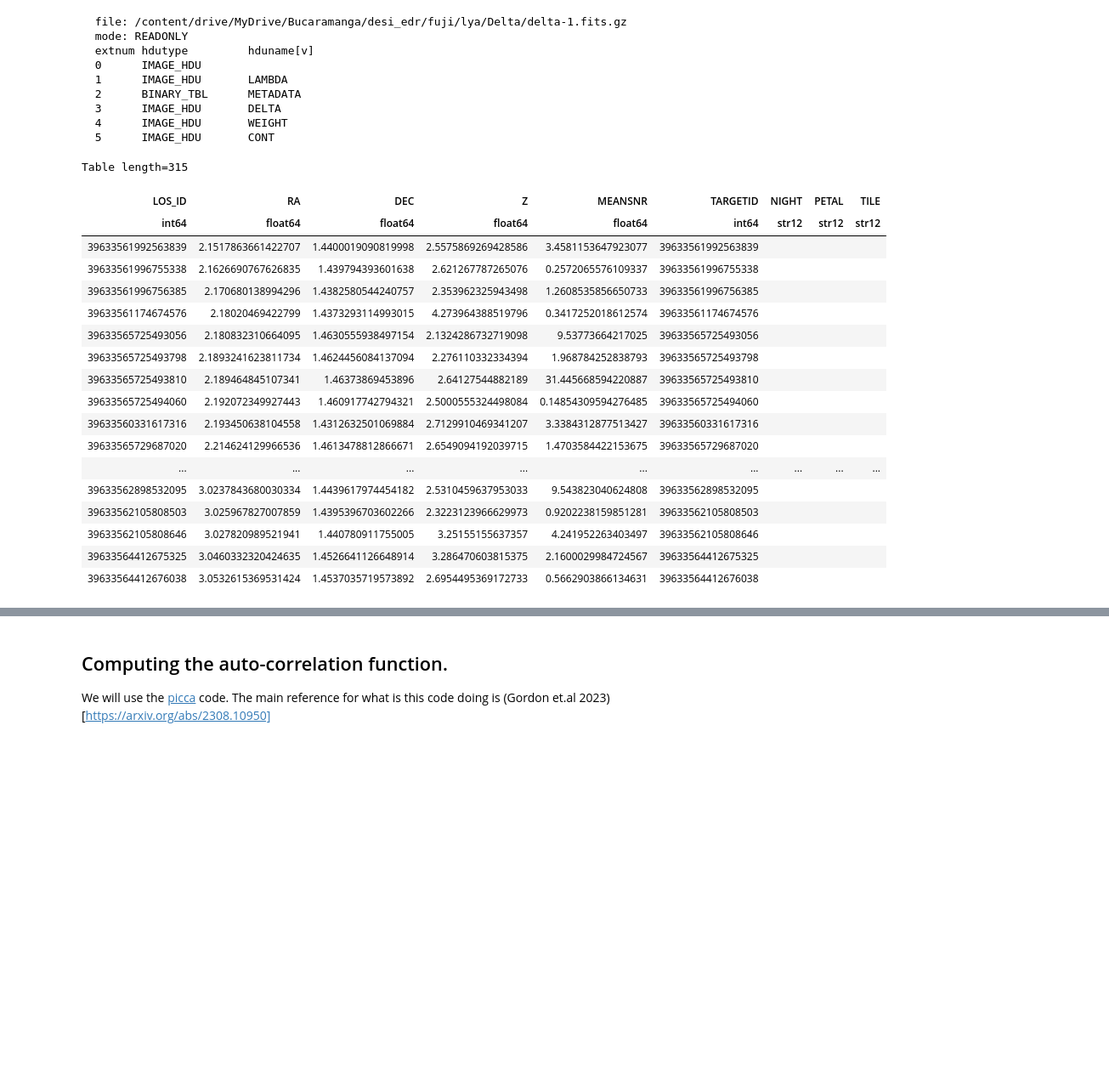
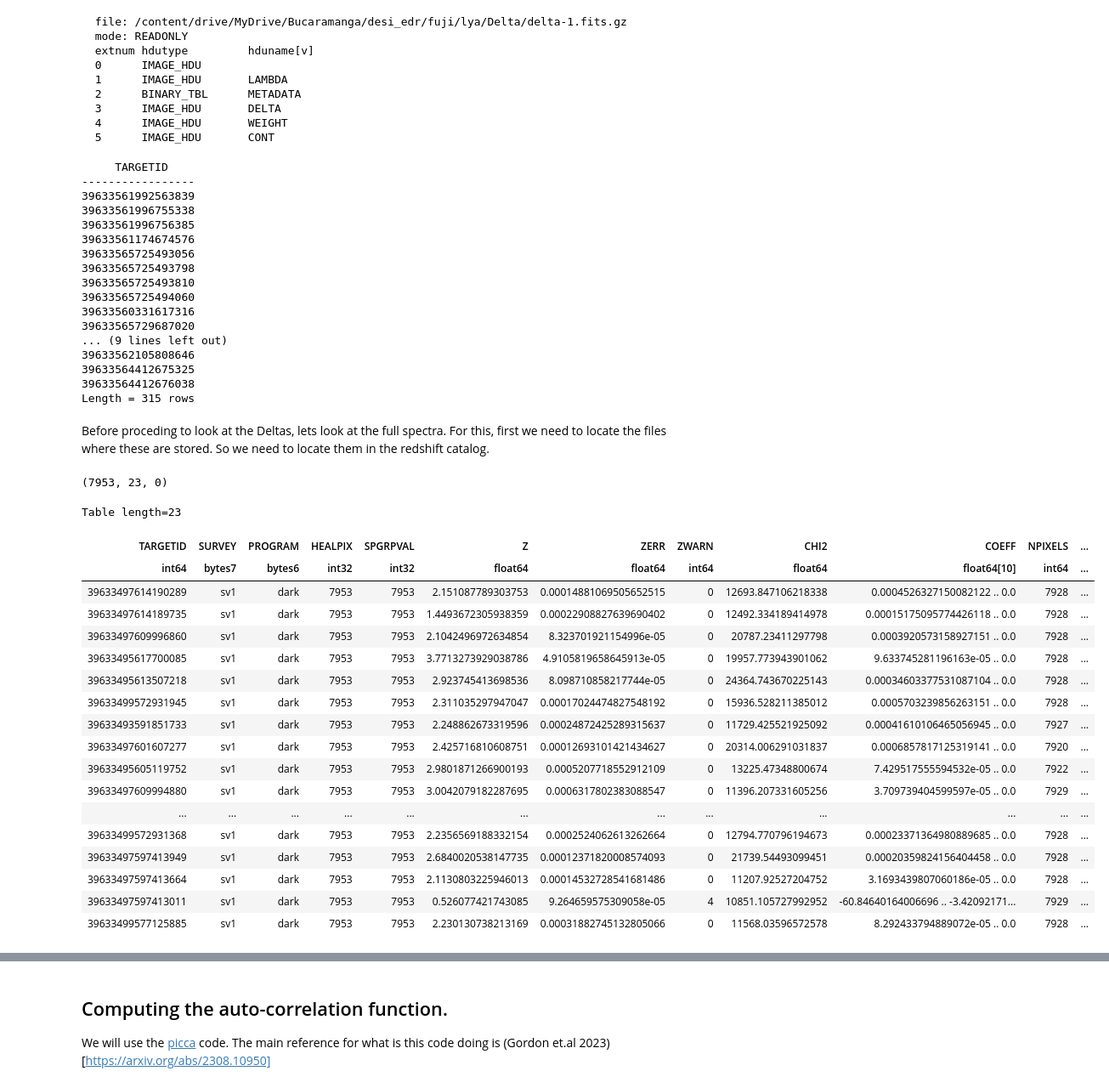
Before and after one commit to alxogm/tutorials, a Jupyter notebook: Lya_CF_colab.ipynb, the cells around one changed output, grey strips where cells are left out. Shown at 85% size. Cells and saved outputs as stored; diff of their text form; code cells hidden in the pictures; blank space fills up the shorter version.

```diff
--- a/Lya_CF_colab.ipynb
+++ b/Lya_CF_colab.ipynb
@@ -123,24 +125,23 @@ print(delta_1)
   5      IMAGE_HDU       CONT
 # %%
 metadata=Table(delta_1["METADATA"][:])
-metadata
+tids=metadata["TARGETID"]
+print(tids)
 # %% [output]
-Table length=315
+     TARGETID
+-----------------
+39633561992563839
+39633561996755338
+39633561996756385
+39633561174674576
+39633565725493056
+39633565725493798
+39633565725493810
+39633565725494060
+39633560331617316
+39633565729687020
+... (9 lines left out)
+39633562105808646
+39633564412675325
+39633564412676038
+Length = 315 rows
-| LOS_ID | RA | DEC | Z | MEANSNR | TARGETID | NIGHT | PETAL | TILE |
-| int64 | float64 | float64 | float64 | float64 | int64 | str12 | str12 | str12 |
-| 39633561992563839 | 2.1517863661422707 | 1.4400019090819998 | 2.5575869269428586 | 3.4581153647923077 | 39633561992563839 |  |  |  |
-| 39633561996755338 | 2.1626690767626835 | 1.439794393601638 | 2.621267787265076 | 0.2572065576109337 | 39633561996755338 |  |  |  |
-| 39633561996756385 | 2.170680138994296 | 1.4382580544240757 | 2.353962325943498 | 1.2608535856650733 | 39633561996756385 |  |  |  |
-| 39633561174674576 | 2.18020469422799 | 1.4373293114993015 | 4.273964388519796 | 0.3417252018612574 | 39633561174674576 |  |  |  |
-| 39633565725493056 | 2.180832310664095 | 1.4630555938497154 | 2.1324286732719098 | 9.53773664217025 | 39633565725493056 |  |  |  |
-| 39633565725493798 | 2.1893241623811734 | 1.4624456084137094 | 2.276110332334394 | 1.968784252838793 | 39633565725493798 |  |  |  |
-| 39633565725493810 | 2.189464845107341 | 1.46373869453896 | 2.64127544882189 | 31.445668594220887 | 39633565725493810 |  |  |  |
-| 39633565725494060 | 2.192072349927443 | 1.460917742794321 | 2.5000555324498084 | 0.14854309594276485 | 39633565725494060 |  |  |  |
-| 39633560331617316 | 2.193450638104558 | 1.4312632501069884 | 2.7129910469341207 | 3.3384312877513427 | 39633560331617316 |  |  |  |
-| 39633565729687020 | 2.214624129966536 | 1.4613478812866671 | 2.6549094192039715 | 1.4703584422153675 | 39633565729687020 |  |  |  |
-| ... | ... | ... | ... | ... | ... | ... | ... | ... |
-| 39633562898532095 | 3.0237843680030334 | 1.4439617974454182 | 2.5310459637953033 | 9.543823040624808 | 39633562898532095 |  |  |  |
-| 39633562105808503 | 3.025967827007859 | 1.4395396703602266 | 2.3223123966629973 | 0.9202238159851281 | 39633562105808503 |  |  |  |
-| 39633562105808646 | 3.027820989521941 | 1.440780911755005 | 3.25155155637357 | 4.241952263403497 | 39633562105808646 |  |  |  |
-| 39633564412675325 | 3.0460332320424635 | 1.4526641126648914 | 3.286470603815375 | 2.1600029984724567 | 39633564412675325 |  |  |  |
-| 39633564412676038 | 3.0532615369531424 | 1.4537035719573892 | 2.6954495369172733 | 0.5662903866134631 | 39633564412676038 |  |  |  |
@@ -146,0 +151,38 @@ Table length=315
+# %% [markdown]
+Before proceding to look at the Deltas, lets look at the full spectra. For this, first we need to locate the files where these are stored. So we need to locate them in the redshift catalog.
+# %%
+zcat=Table.read(specprod_dir+"/zcatalog/zall-pix-fuji.fits")
+# %%
+#Note I have selected only those that have
+w=np.in1d(zcat["TARGETID"],tids)
+zcat=zcat[w]
+# %%
+#Lets select target ids that are in the same file, we do this by counting how many targetids correspond to the same healpix
+hpx,indx,counts=np.unique(zcat["HEALPIX"],return_counts=True,return_index=True)
+max_indx=np.argmax(counts)
+hpx[max_indx],counts[max_indx],indx[max_indx]
+# %% [output]
+(7953, 23, 0)
+# %%
+zcat=zcat[zcat["HEALPIX"]==hpx[max_indx]]
+zcat
+# %% [output]
+Table length=23
+| TARGETID | SURVEY | PROGRAM | HEALPIX | SPGRPVAL | Z | ZERR | ZWARN | CHI2 | COEFF | NPIXELS | ... |
+| int64 | bytes7 | bytes6 | int32 | int32 | float64 | float64 | int64 | float64 | float64[10] | int64 | ... |
+| 39633497614190289 | sv1 | dark | 7953 | 7953 | 2.151087789303753 | 0.00014881069505652515 | 0 | 12693.847106218338 | 0.0004526327150082122 .. 0.0 | 7928 | ... |
+| 39633497614189735 | sv1 | dark | 7953 | 7953 | 1.4493672305938359 | 0.00022908827639690402 | 0 | 12492.334189414978 | 0.00015175095774426118 .. 0.0 | 7928 | ... |
+| 39633497609996860 | sv1 | dark | 7953 | 7953 | 2.1042496972634854 | 8.323701921154996e-05 | 0 | 20787.23411297798 | 0.0003920573158927151 .. 0.0 | 7928 | ... |
+| 39633495617700085 | sv1 | dark | 7953 | 7953 | 3.7713273929038786 | 4.9105819658645913e-05 | 0 | 19957.773943901062 | 9.633745281196163e-05 .. 0.0 | 7928 | ... |
+| 39633495613507218 | sv1 | dark | 7953 | 7953 | 2.923745413698536 | 8.098710858217744e-05 | 0 | 24364.743670225143 | 0.00034603377531087104 .. 0.0 | 7928 | ... |
+| 39633499572931945 | sv1 | dark | 7953 | 7953 | 2.311035297947047 | 0.00017024474827548192 | 0 | 15936.528211385012 | 0.0005703239856263151 .. 0.0 | 7928 | ... |
+| 39633493591851733 | sv1 | dark | 7953 | 7953 | 2.248862673319596 | 0.00024872425289315637 | 0 | 11729.425521925092 | 0.00041610106465056945 .. 0.0 | 7927 | ... |
+| 39633497601607277 | sv1 | dark | 7953 | 7953 | 2.425716810608751 | 0.00012693101421434627 | 0 | 20314.006291031837 | 0.0006857817125319141 .. 0.0 | 7920 | ... |
+| 39633495605119752 | sv1 | dark | 7953 | 7953 | 2.9801871266900193 | 0.0005207718552912109 | 0 | 13225.47348800674 | 7.429517555594532e-05 .. 0.0 | 7922 | ... |
+| 39633497609994880 | sv1 | dark | 7953 | 7953 | 3.0042079182287695 | 0.0006317802383088547 | 0 | 11396.207331605256 | 3.709739404599597e-05 .. 0.0 | 7929 | ... |
+| ... | ... | ... | ... | ... | ... | ... | ... | ... | ... | ... | ... |
+| 39633499572931368 | sv1 | dark | 7953 | 7953 | 2.2356569188332154 | 0.0002524062613262664 | 0 | 12794.770796194673 | 0.00023371364980889685 .. 0.0 | 7928 | ... |
+| 39633497597413949 | sv1 | dark | 7953 | 7953 | 2.6840020538147735 | 0.00012371820008574093 | 0 | 21739.54493099451 | 0.00020359824156404458 .. 0.0 | 7928 | ... |
+| 39633497597413664 | sv1 | dark | 7953 | 7953 | 2.1130803225946013 | 0.00014532728541681486 | 0 | 11207.92527204752 | 3.1693439807060186e-05 .. 0.0 | 7928 | ... |
+| 39633497597413011 | sv1 | dark | 7953 | 7953 | 0.526077421743085 | 9.264659575309058e-05 | 4 | 10851.105727992952 | -60.84640164006696 .. -3.42092171... | 7929 | ... |
+| 39633499577125885 | sv1 | dark | 7953 | 7953 | 2.230130738213169 | 0.00031882745132805066 | 0 | 11568.03596572578 | 8.292433794889072e-05 .. 0.0 | 7928 | ... |
```
Also changed, not shown: parts of 13 cells of this notebook.
